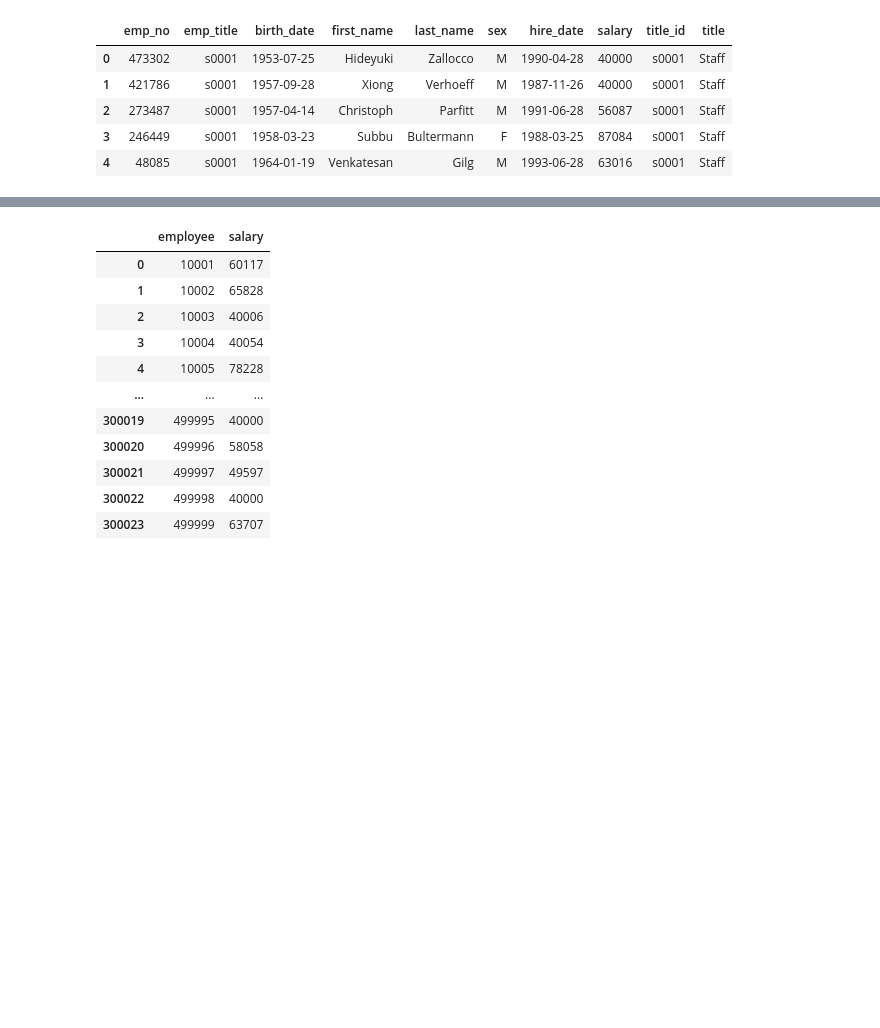
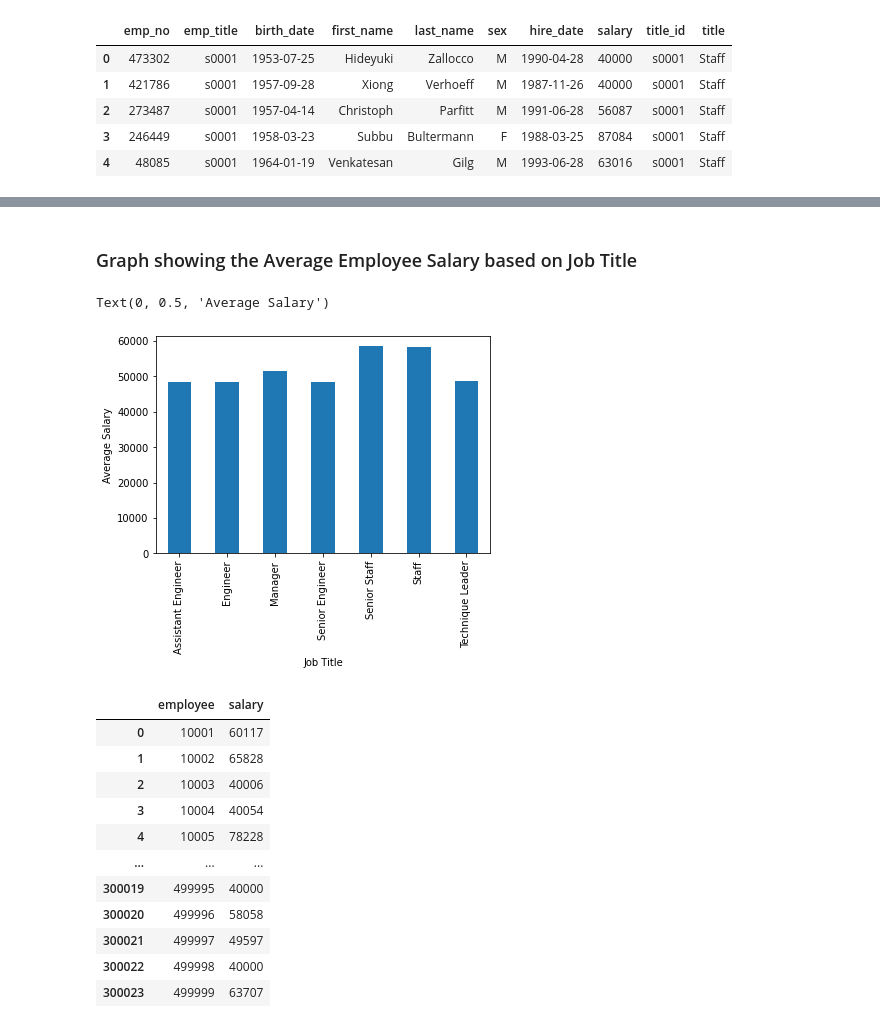
Before and after one commit to paulywog13/sql-challenge, a Jupyter notebook: EmployeeSQL/EmployeesSQL_Bonus.ipynb, the cells around one changed output, grey strips where cells are left out. Saved outputs shown, nothing was run; the diff lists cells and outputs as text; code cells hidden in the pictures; blank space fills up the shorter version.

```diff
--- a/EmployeeSQL/EmployeesSQL_Bonus.ipynb
+++ b/EmployeeSQL/EmployeesSQL_Bonus.ipynb
@@ -165,3 +140,14 @@ salary_list
+# %% [markdown]
+### Graph showing the Average Employee Salary based on Job Title
+# %%
+avg_salary_title = employee_titles_salaries.groupby('title')['salary'].mean().round(2)
+
+avg_salary_title.plot.bar()
+plt.xlabel("Job Title")
+plt.ylabel("Average Salary")
+# %% [output]
+Text(0, 0.5, 'Average Salary')
+[figure, added]
 # %%
 df = pd.DataFrame(salary_list, columns=['employee', 'salary'])
 df.set_index('employee')
```
Also changed, not shown: parts of 9 cells of this notebook.
